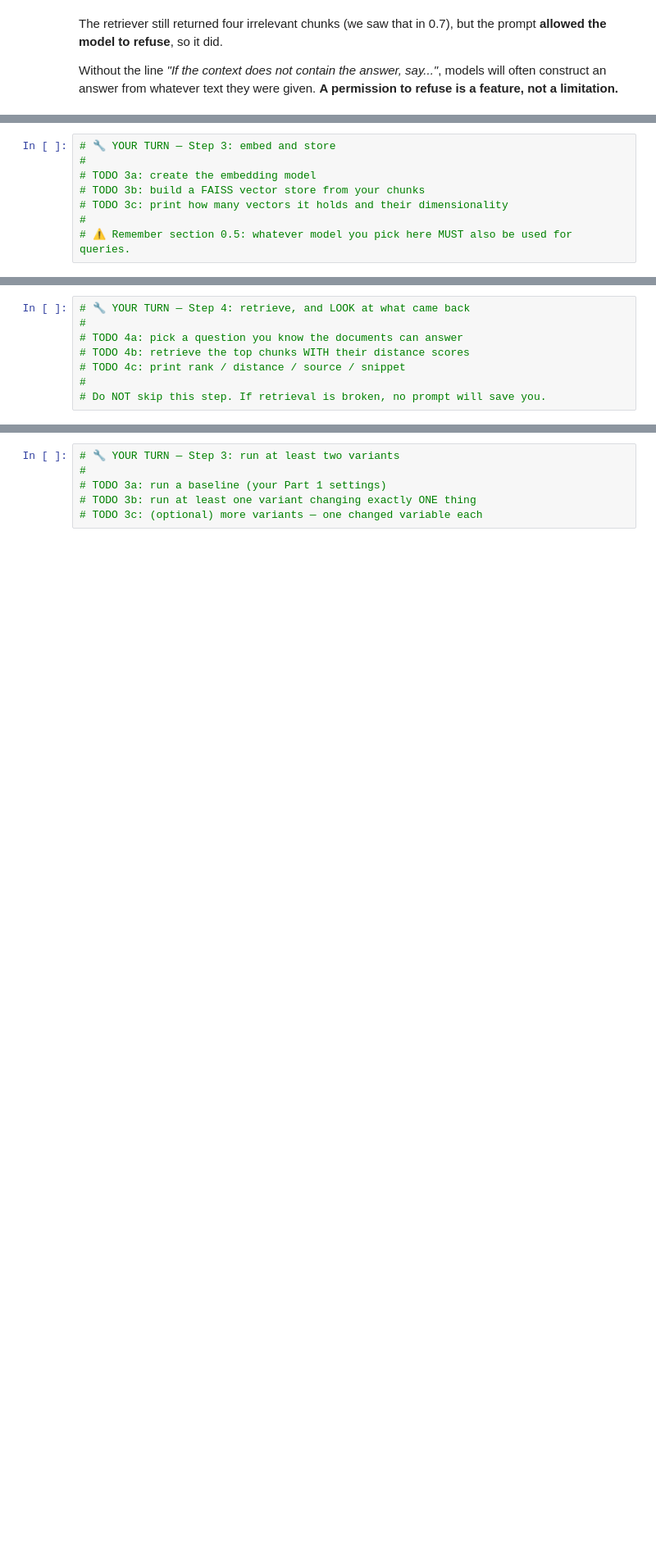
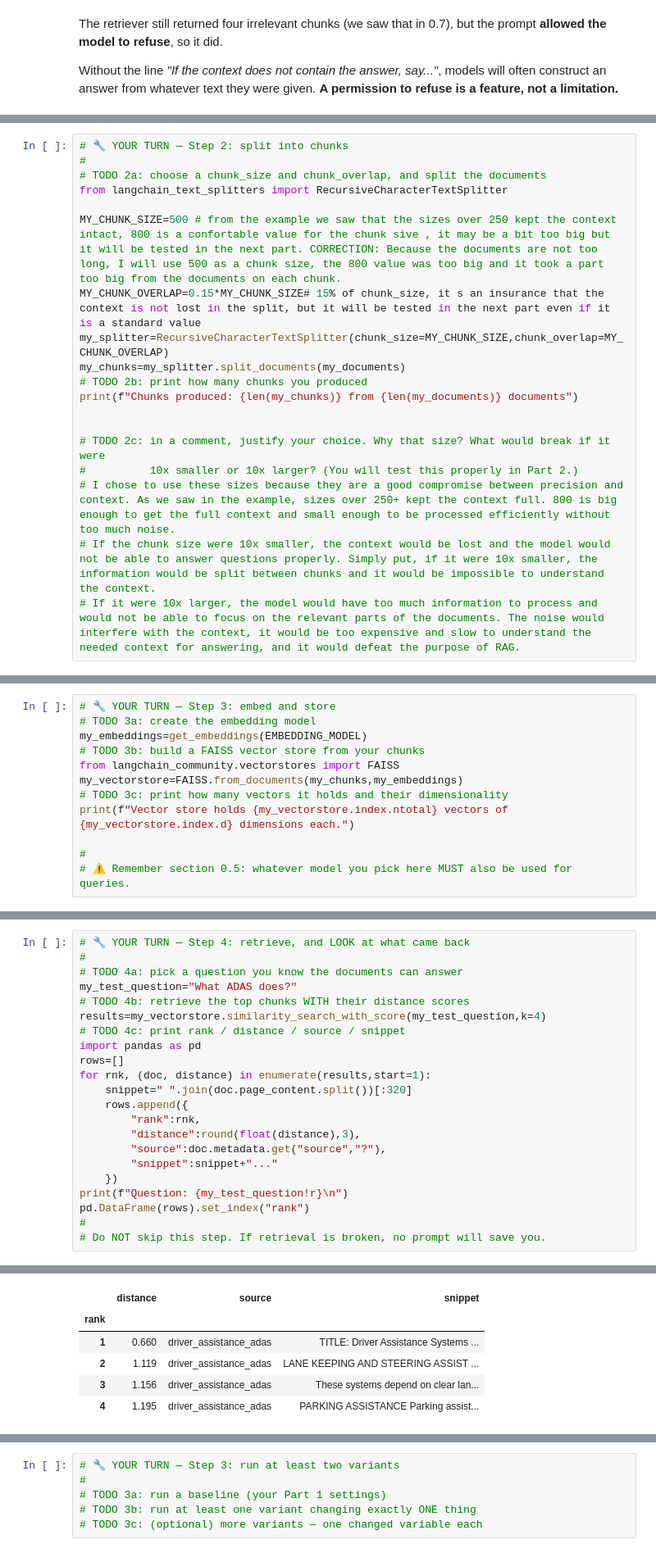
Before and after one commit to kovexison/Practica-AI, a Jupyter notebook: 04-RAG/simple_RAG.ipynb, the cells around one changed output, grey strips where cells are left out. Shown at 82% size. Drawn from its saved outputs; the diff is of its cells as text; blank space fills up the shorter version.

```diff
--- a/04-RAG/simple_RAG.ipynb
+++ b/04-RAG/simple_RAG.ipynb
@@ -792,0 +943,19 @@ Everything is in Part 0. The pieces you need:
+# %%
+# 🔧 YOUR TURN — Step 2: split into chunks
+#
+# TODO 2a: choose a chunk_size and chunk_overlap, and split the documents
+from langchain_text_splitters import RecursiveCharacterTextSplitter
+
+MY_CHUNK_SIZE=500 # from the example we saw that the sizes over 250 kept the context intact, 800 is a confortable value for the chunk sive , it may be a bit too big but it will be tested in the next part. CORRECTION: Because the documents are not too long, I will use 500 as a chunk size, the 800 value was too big and it took a part too big from the documents on each chunk.
+MY_CHUNK_OVERLAP=0.15*MY_CHUNK_SIZE# 15% of chunk_size, it s an insurance that the context is not lost in the split, but it will be tested in the next part even if it is a standard value
+my_splitter=RecursiveCharacterTextSplitter(chunk_size=MY_CHUNK_SIZE,chunk_overlap=MY_CHUNK_OVERLAP)
+my_chunks=my_splitter.split_documents(my_documents)
+# TODO 2b: print how many chunks you produced
+print(f"Chunks produced: {len(my_chunks)} from {len(my_documents)} documents")
+
+
+# TODO 2c: in a comment, justify your choice. Why that size? What would break if it were
+#          10x smaller or 10x larger? (You will test this properly in Part 2.)
+# I chose to use these sizes because they are a good compromise between precision and context. As we saw in the example, sizes over 250+ kept the context full. 800 is big enough to get the full context and small enough to be processed efficiently without too much noise.
+# If the chunk size were 10x smaller, the context would be lost and the model would not be able to answer questions properly. Simply put, if it were 10x smaller, the information would be split between chunks and it would be impossible to understand the context.
+# If it were 10x larger, the model would have too much information to process and would not be able to focus on the relevant parts of the documents. The noise would interfere with the context, it would be too expensive and slow to understand the needed context for answering, and it would defeat the purpose of RAG.
@@ -793,8 +964,12 @@ Everything is in Part 0. The pieces you need:
 # %%
 # 🔧 YOUR TURN — Step 3: embed and store
-#
 # TODO 3a: create the embedding model
+my_embeddings=get_embeddings(EMBEDDING_MODEL)
 # TODO 3b: build a FAISS vector store from your chunks
+from langchain_community.vectorstores import FAISS
+my_vectorstore=FAISS.from_documents(my_chunks,my_embeddings)
 # TODO 3c: print how many vectors it holds and their dimensionality
+print(f"Vector store holds {my_vectorstore.index.ntotal} vectors of {my_vectorstore.index.d} dimensions each.")
+
 #
 # ⚠️ Remember section 0.5: whatever model you pick here MUST also be used for queries.
@@ -802,7 +979,22 @@ Everything is in Part 0. The pieces you need:
 # 🔧 YOUR TURN — Step 4: retrieve, and LOOK at what came back
 #
 # TODO 4a: pick a question you know the documents can answer
+my_test_question="What ADAS does?"
 # TODO 4b: retrieve the top chunks WITH their distance scores
+results=my_vectorstore.similarity_search_with_score(my_test_question,k=4)
 # TODO 4c: print rank / distance / source / snippet
+import pandas as pd
+rows=[]
+for rnk, (doc, distance) in enumerate(results,start=1):
+    snippet=" ".join(doc.page_content.split())[:320]
+    rows.append({
+        "rank":rnk,
+        "distance":round(float(distance),3),
+        "source":doc.metadata.get("source","?"),
+        "snippet":snippet+"..."
+    })
+print(f"Question: {my_test_question!r}\n")
+pd.DataFrame(rows).set_index("rank")
 #
 # Do NOT skip this step. If retrieval is broken, no prompt will save you.
+# %% [output]
@@ -808,0 +1002,6 @@ Everything is in Part 0. The pieces you need:
+|  | distance | source | snippet |
+| rank |  |  |  |
+| 1 | 0.660 | driver_assistance_adas | TITLE: Driver Assistance Systems ... |
+| 2 | 1.119 | driver_assistance_adas | LANE KEEPING AND STEERING ASSIST ... |
+| 3 | 1.156 | driver_assistance_adas | These systems depend on clear lan... |
+| 4 | 1.195 | driver_assistance_adas | PARKING ASSISTANCE Parking assist... |
```
Also changed, not shown: parts of 28 cells of this notebook, 2 other files.
